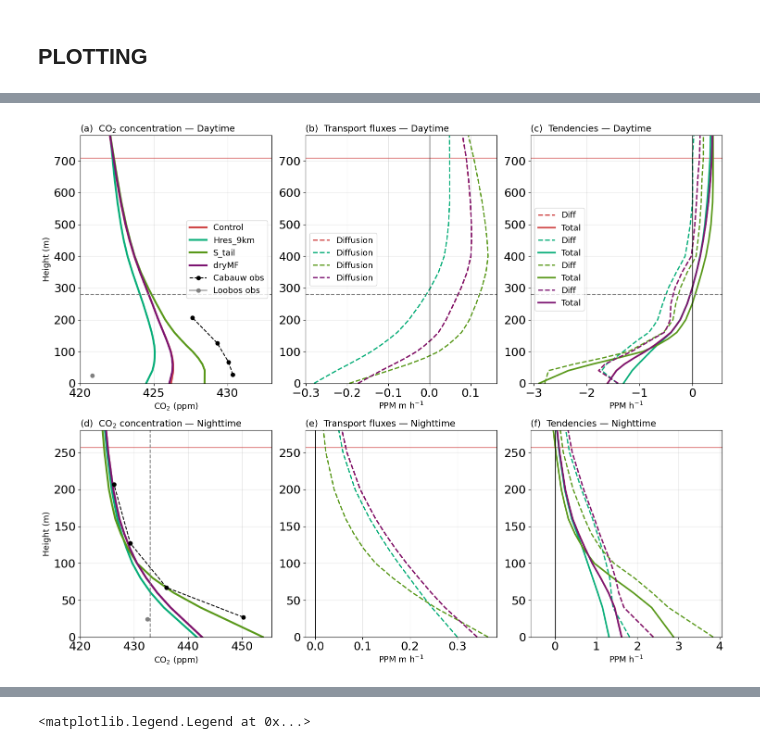
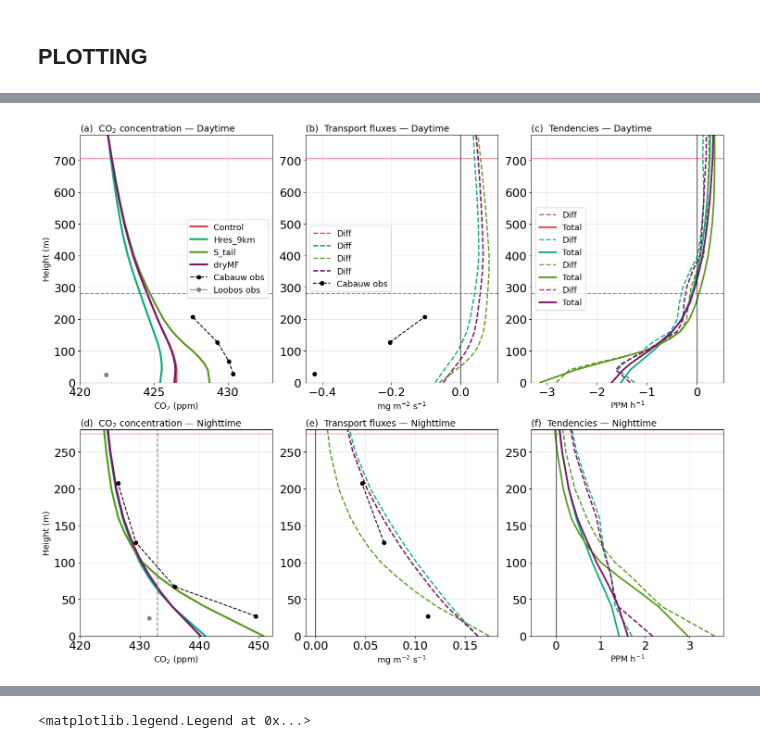
Before and after one commit to AlessandroSav/python_scripts, a Jupyter notebook: Storyline_2.ipynb, the cells around one changed output, grey strips where cells are left out. Drawn from its saved outputs; the diff is of its cells as text; code cells hidden in the pictures.

```diff
--- a/Storyline_2.ipynb
+++ b/Storyline_2.ipynb
@@ -264,6 +106,6 @@ def interp_pblh(Ri, zt, threshold=0.25):
 # %%
 #####  open IFS forecasts #####
-subdomains = ["netherlands","HPB_tower"]
+subdomains = ["netherlands_2","HPB_tower"]
 # subdomains = ["netherlands_2","HPB_tower"]
 
 
@@ -281,7 +123,7 @@ categories_hpb = {
 }
 
 categories = {}
-if 'netherlands' in subdomains: # "netherlands_2"
+if 'netherlands_2' in subdomains: # "netherlands_2"
     categories |= categories_nl
 if 'HPB_tower' in subdomains:
     categories |= categories_hpb
@@ -291,7 +133,7 @@ IFS = {cat: {"z": {}, "srf": {}} for cat in categories}
 for exp, exp_longname, _,_ in exp_names:
     for cat, suffix in categories.items():
         if cat in categories_nl:
-            subdomain = "netherlands" # "netherlands_2"
+            subdomain = "netherlands_2" # "netherlands_2"
         elif cat in categories_hpb:
             subdomain = "HPB_tower"
             if exp_longname not in ["iyw7_ctrl_49r2b","j7y2_dryMF_49r2b","j7fk_short_tail_ABL","j1rw_9km_49r2b"]:
@@ -412,7 +254,7 @@ IFS_nemo = {cat: {"z": {}, "srf": {}} for cat in categories}
 for exp, exp_longname, _, _ in nemo_exp_names:
     for cat, suffix in categories.items():
         if cat in categories_nl:
-            subdomain = "netherlands" # "netherlands_2"
+            subdomain = "netherlands_2" # "netherlands_2"
         elif cat in categories_hpb:
             subdomain = "HPB_tower"
             if exp_longname not in ["j7v0_SPP_all_30","j7v2_SPP_rkap_30"]:
@@ -721,5 +574,10 @@ skipping Aircraft_aft_flux for now, need to check the format
 # %%
-ds_loobos['Air_Quality']['co2'] = ds_loobos['Air_Quality']['co2_mixing_ratio'] * (1-ds_loobos['Air_Quality']['h2o_mixing_ratio']/1000)# convert to dry air
+for var in ['TA_1_3_1','TA_1_2_1','TA_1_1_1']:
+    ds_loobos['ASSICOS_Data'][var] = ds_loobos['ASSICOS_Data'][var].where(ds_loobos['ASSICOS_Data'][var] > -900)
+
+ds_loobos['ASSICOS_Data']['CO2_1_1_1_dry'] = ds_loobos['ASSICOS_Data']['CO2_1_1_1'] / (1-ds_loobos['ASSICOS_Data']['H2O_1_1_1']/1000) # convert to dry air
+
+ds_loobos['Air_Quality']['co2_moist'] = ds_loobos['Air_Quality']['co2_mixing_ratio'] * (1-ds_loobos['Air_Quality']['h2o_mixing_ratio']/1000)# convert to dry air
 # %%
 ### import BLH ##
 file = [os.path.join(dir_obs+'/Loobos', f) for f in os.listdir(dir_obs+'/Loobos') if 'BLH' in f and f.endswith('.csv')][0]
@@ -1129,8 +989,10 @@ plt.show()
 ## ---- FIGURE 4 ---- ##
 ## ---- FIGURE 6 ---- ##
 ### Flux profiles and Budgets — Day (top) & Night (bottom) ###
-var = 'co2'
+var = 'co2_ppm'
 spp_var = 'co2_ppm'
+
+fig_suffix = '_obs_flx'
 
 plot_exps = ['ctrl_49r2b','half_diff_stable','half_diff_unstable','9km_49r2b','short_tail_ABL']
 plot_exps = ['ctrl_49r2b','dryMF_49r2b','short_tail_ABL','9km_49r2b']
@@ -1143,7 +1005,6 @@ site_key = 'slab_nl'
 # site_key = 'HPB_tower'
 # site_key = 'slab_hpb'
 
-plot_dales = False
 plot_loobos = True
 loobos_height = 24
 ylim_day = 780
@@ -1153,8 +1014,8 @@ if site_key == 'cabauw' or site_key == 'slab_nl' or site_key == 'loobos':
     # min_concentration_common = None
     max_concentration_day = 433
 elif site_key == 'HPB_tower' or site_key == 'slab_hpb':
-    min_concentration_common = 412
-    max_concentration_day = 423
+    min_concentration_common = 413.5
+    max_concentration_day = 420.1
 
 
 
@@ -1180,10 +1041,13 @@ for irow, (row_title, time_selection, daytime) in enumerate(row_configs):
     # --- Filter observations for this row ---
     if site_key == 'cabauw' or site_key == 'slab_nl' or site_key == 'loobos':
         obs_ds_row = ds_cabauw['Cabauw_CO2_May2022']
-        obs_flx_row = mfun.concentration_to_ppm(
-            'co2', -ds_cabauw['obs_tower_flx'][['FC005','FC060','FC100','FC180']] * 10**-6)
+        obs_flx_row = ds_cabauw['obs_tower_flx'][['FC005','FC060','FC100','FC180']]
     if (site_key == 'slab_nl' and plot_loobos) or site_key == 'loobos':
-        obs_ds_row_2 = ds_loobos['Air_Quality']['co2_mixing_ratio']
+        # obs_ds_row_2 = ds_loobos['Air_Quality']['co2_mixing_ratio']
+        # obs_ds_row_2 = ds_loobos['Air_Quality']['co2_moist']
+        # obs_ds_row_2 = ds_loobos['ASSICOS_Data']['CO2_1_1_1']
+        obs_ds_row_2 = ds_loobos['ASSICOS_Data']['CO2_1_1_1_dry']
+
 
     if site_key == 'HPB_tower' or site_key == 'slab_hpb':
         obs_ds_row = ds_towers.sel(station='hpb_surface-insitu')['CO2_obs']
@@ -1191,16 +1055,12 @@ for irow, (row_title, time_selection, daytime) in enumerate(row_configs):
     if site_key == 'cabauw' or site_key == 'slab_nl' or site_key == 'HPB_tower' or site_key == 'slab_hpb' or site_key == 'loobos':
         if time_selection == "day":
             obs_ds_row  = obs_ds_row.sel(time=obs_ds_row['time'].dt.hour.isin(range(daytime[0], daytime[1])))
-            # obs_flx_row = obs_flx_row.sel(time=obs_flx_row['time'].dt.hour.isin(range(daytime[0], daytime[1])))
-            if plot_dales:
-                ds_dales_row = dales_cabauw.sel(time=dales_cabauw['time'].dt.hour.isin(range(daytime[0], daytime[1])))
+            obs_flx_row = obs_flx_row.sel(time=obs_flx_row['time'].dt.hour.isin(range(daytime[0], daytime[1])))
             if plot_loobos:
                 obs_ds_row_2 = obs_ds_row_2.sel(time=obs_ds_row_2['time'].dt.hour.isin(range(daytime[0], daytime[1])))
         elif time_selection == "night":
             obs_ds_row  = obs_ds_row.sel(time=~obs_ds_row['time'].dt.hour.isin(range(daytime[0], daytime[1])))
-            # obs_flx_row = obs_flx_row.sel(time=~obs_flx_row['time'].dt.hour.isin(range(daytime[0], daytime[1])))
-            if plot_dales:
-                ds_dales_row = dales_cabauw.sel(time=~dales_cabauw['time'].dt.hour.isin(range(daytime[0], daytime[1])))
+            obs_flx_row = obs_flx_row.sel(time=~obs_flx_row['time'].dt.hour.isin(range(daytime[0], daytime[1])))
             if plot_loobos:
                 obs_ds_row_2 = obs_ds_row_2.sel(time=~obs_ds_row_2['time'].dt.hour.isin(range(daytime[0], daytime[1])))
 
@@ -1223,14 +1083,8 @@ for irow, (row_title, time_selection, daytime) in enumerate(row_configs):
             ds     = ds.sel(time=~ds['time'].dt.hour.isin(range(daytime[0], daytime[1])))
             ds_srf = ds_srf.sel(time=~ds_srf['time'].dt.hour.isin(range(daytime[0], daytime[1])))
 
-        if site_key == 'cabauw' and plot_dales:
-            common_times = np.intersect1d(
-                np.intersect1d(ds['time'].values, obs_time.values),
-                ds_dales_row['time'].values)
-            ds     = ds.sel(time=common_times)
-            ds_srf = ds_srf.sel(time=common_times)
-            ds_dales_row = ds_dales_row.sel(time=common_times)
-        elif site_key == 'cabauw' or site_key == 'slab_nl' or site_key == 'slab_hpb' or site_key == 'HPB_tower' or site_key == 'loobos':
+
+        if site_key == 'cabauw' or site_key == 'slab_nl' or site_key == 'slab_hpb' or site_key == 'HPB_tower' or site_key == 'loobos':
             common_times = np.intersect1d(ds['time'].values, obs_time.values)
             ds     = ds.sel(time=common_times)
             ds_srf = ds_srf.sel(time=common_times)
@@ -1278,21 +1132,21 @@ for irow, (row_title, time_selection, daytime) in enumerate(row_configs):
             axes[1].axhline(ds_srf['blh'].mean('time'), color=color, lw=1)
         # (-ds[f'{var}flx_conv']).mean('time').plot(
         #     y='height', ax=axes[1], label='Convection', color=color, linestyle=':', lw=2)
-        (-ds[f'{var}flx_diff']).mean('time').plot(
-            y='height', ax=axes[1], label='Diffusion', color=color, linestyle='--', lw=2)
-        # ds[f'{var}flx_dyn'].mean('time').plot(
+        (-ds[f'co2flx_diff']* 1e6 / 3600 ).mean('time').plot(
+            y='height', ax=axes[1], label='Diff', color=color, linestyle='--', lw=2)
+        # (ds[f'co2flx_dyn']* 1e6 / 3600 ).mean('time').plot(
         #     y='height', ax=axes[1], label='Dynamics', color=color, linestyle='-.', lw=2)
-        # (-ds[f'{var}flx_diff']-ds[f'{var}flx_conv']+ds[f'{var}flx_dyn']).mean('time').plot(
+        # ((-ds[f'co2flx_diff']-ds[f'co2flx_conv']+ds[f'co2flx_dyn'])* 1e6 / 3600 ).mean('time').plot(
         #     y='height', ax=axes[1], label='Total', color=color, linestyle='-', lw=1.4)
 
         # Tendencies
         if exp == 'ctrl_49r2b':
             axes[2].axhline(ds_srf['blh'].mean('time'), color=color, lw=1)
-        ds[f'd{var}dt_diff'].mean('time').plot(
+        ds[f'dco2dt_diff_ppm'].mean('time').plot(
             y='height', ax=axes[2], label='Diff', color=color, linestyle='--', lw=2)
         # ds[f'd{var}dt_dyn'].mean('time').plot(
         #     y='height', ax=axes[2], label='Dyn', color=color, linestyle='-.', lw=2)
-        (ds[f'd{var}dt_diff'] + ds[f'd{var}dt_conv'] + ds[f'd{var}dt_dyn']).mean('time').plot(
+        (ds[f'dco2dt_diff_ppm'] + ds[f'dco2dt_conv_ppm'] + ds[f'dco2dt_dyn_ppm']).mean('time').plot(
             y='height', ax=axes[2], label='Total', color=color, linestyle='-', lw=2.5)
 
     # --- Observations ---
@@ -1301,11 +1155,11 @@ for irow, (row_title, time_selection, daytime) in enumerate(row_configs):
         obs_conc = np.array([obs_mean[f'co2_{z}m'].values for z in cabauw_heights])
         axes[0].plot(obs_conc, cabauw_heights, 'ko--', label='Cabauw obs', zorder=5)
 
-        tend_vars = [f'dco2dt_{z}' for z in cabauw_heights if f'dco2dt_{z}' in obs_mean]
-        if tend_vars:
-            obs_tend = np.array([obs_mean[v].values for v in tend_vars])
-            tend_heights = [int(v.split('_')[-1].replace('m', '')) for v in tend_vars]
-            axes[2].plot(obs_tend, tend_heights, 'ko--', label='Cabauw obs', zorder=5)
+        obs_flx = np.array([obs_flx_row[f'FC{z:03d}'].mean('time').values for z in [5, 60, 100, 180]])
+        axes[1].plot(obs_flx, [ 27,  67, 127, 207], 'ko--', label='Cabauw obs', zorder=5)
+
+        # could add obs tendencies as a diff of concentration
+
     elif site_key == 'HPB_tower' or site_key == 'slab_hpb':
         # obs_mean = obs_ds_row.mean('time').dropna('height')
         # obs_mean.plot(y='height', ax=axes[0], label='HPB obs',
@@ -1315,20 +1169,14 @@ for irow, (row_title, time_selection, daytime) in enumerate(row_configs):
             lw=2, color='k', marker='o', linestyle='--', zorder=5)
         axes[0].set_title("")
 
-
-    # --- DALES ---
-    if site_key == 'cabauw' and plot_dales:
-        dales_ppm = ds_dales_row['sv004_ppm'].mean('time')
-        dales_ppm.plot(ax=axes[0], y='zt', lw=2, label='DALES')
-
     # --- Loobos ---
     if (site_key == 'slab_nl' and plot_loobos) or site_key == 'loobos':
         obs_mean_2 = obs_ds_row_2.mean('time')
         axes[0].plot(obs_mean_2, loobos_height, color='grey',  marker='o', label='Loobos obs', zorder=5)
 
     # --- Axis styling ---
-    unit_tend = ds[f'd{var}dt_tot'].attrs.get("units", " ")
-    unit_flx  = ds[f'{var}flx_conv'].attrs.get("units", "ppm m h$^{-1}$")
+    unit_tend = ds[f'dco2dt_tot_ppm'].attrs.get("units", " ")
+    unit_flx  = 'mg m$^{-2}$ s$^{-1}$'
 
     axes[0].set_ylim([0, ylim])
     axes[0].set_xlabel('CO$_2$ (ppm)', fontsize=13)
@@ -1366,19 +1214,19 @@ all_axes[0,0].set_xlim([min_concentration_common,max_concentration_day])
 all_axes[1,0].set_xlim([min_concentration_common,None])
 
 if site_key == 'HPB_tower' or site_key == 'slab_hpb':
-    all_axes[0,1].set_xlim([-1.26,-0.43])
+    all_axes[0,1].set_xlim([-0.6,-0.16]) # if NOT plotting total fluxes
+    all_axes[1,1].set_xlim([-0.01, 0.3])
+    # all_axes[0,1].set_xlim([-0.75,-0.16]) # if plotting total fluxes
+    # all_axes[1,1].set_xlim([-0.2, 0.3])
     # all_axes[0,1].set_xlim([-0.9,-0.29])
-    all_axes[1,1].set_xlim([-0.15, 0.57])
 
 all_axes[0,0].axhline(ylim_night, color='grey', ls='--')
 all_axes[0,1].axhline(ylim_night, color='grey', ls='--')
 all_axes[0,2].axhline(ylim_night, color='grey', ls='--')
-
 all_axes[1,0].axvline(max_concentration_day, color='grey', ls='--')
 
-
 plt.tight_layout()
-fig.savefig(f'{dir_out}/{var}_profiles_{site_key}_day_night.png', dpi=300)
+fig.savefig(f'{dir_out}/{var}_profiles_{site_key}_day_night{fig_suffix}.png', dpi=300)
 plt.show()
 # %% [output]
 Experiment ctrl_49r2b: 66 common time steps for slab_nl (day)
@@ -1400,4 +1248,4 @@ Experiment dryMF_49r2b: 69 common time steps with Loobos (night)
-[figure, old version]
+[figure, new version]
 # %%
 ## ---- FIGURE 5 ---- ##
 ##############################################
```
Also changed, not shown: parts of 19 cells of this notebook, 32 other files.
